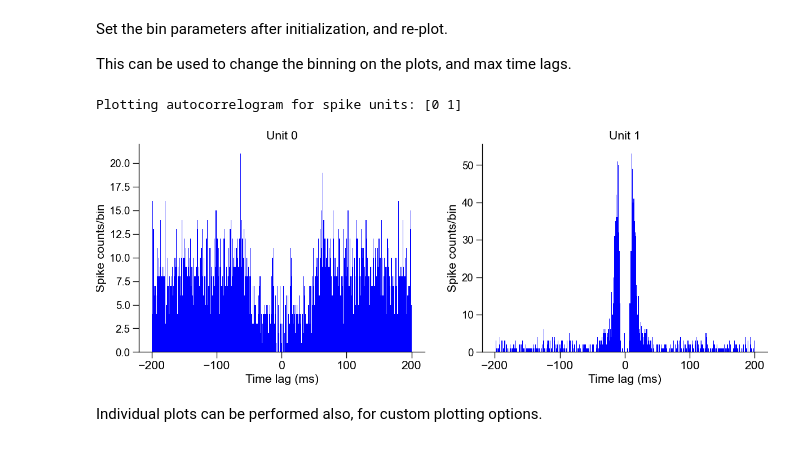
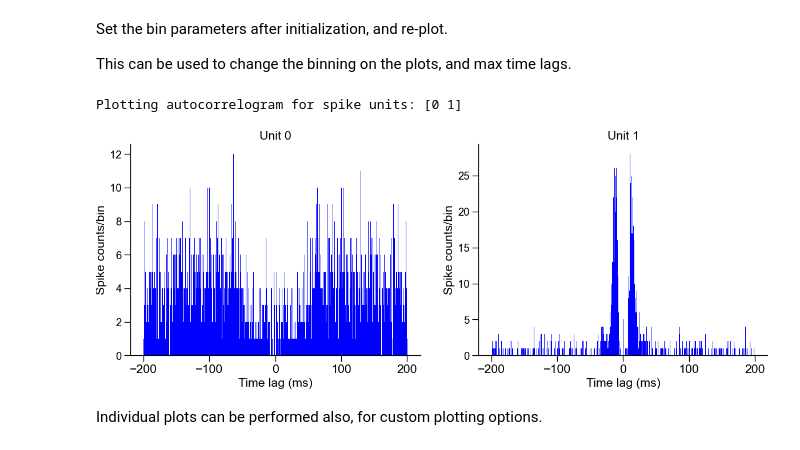
Before and after one commit to mzabolocki/SynaptiConn, a Jupyter notebook: examples/plots/plot_spiketrains_phy.ipynb, the cells around one changed output. Saved outputs shown, nothing was run; the diff lists cells and outputs as text; code cells hidden in the pictures.

```diff
--- a/examples/plots/plot_spiketrains_phy.ipynb
+++ b/examples/plots/plot_spiketrains_phy.ipynb
@@ -81,11 +81,11 @@ Set the bin parameters after initialization, and re-plot.
 
 This can be used to change the binning on the plots, and max time lags.
 # %%
-snc.set_bin_settings(bin_size_ms=1, max_lag_ms=200)
+snc.set_bin_settings(bin_size_ms=0.5, max_lag_ms=200)
 snc.plot_autocorrelogram(spike_units=[0,1], color='blue')
 # %% [output]
 Plotting autocorrelogram for spike units: [0 1]
-[figure, old version]
+[figure, new version]
 # %% [markdown]
 Individual plots can be performed also, for custom plotting options.
 # %%
```
Also changed, not shown: parts of 6 cells of this notebook, 4 other files.
